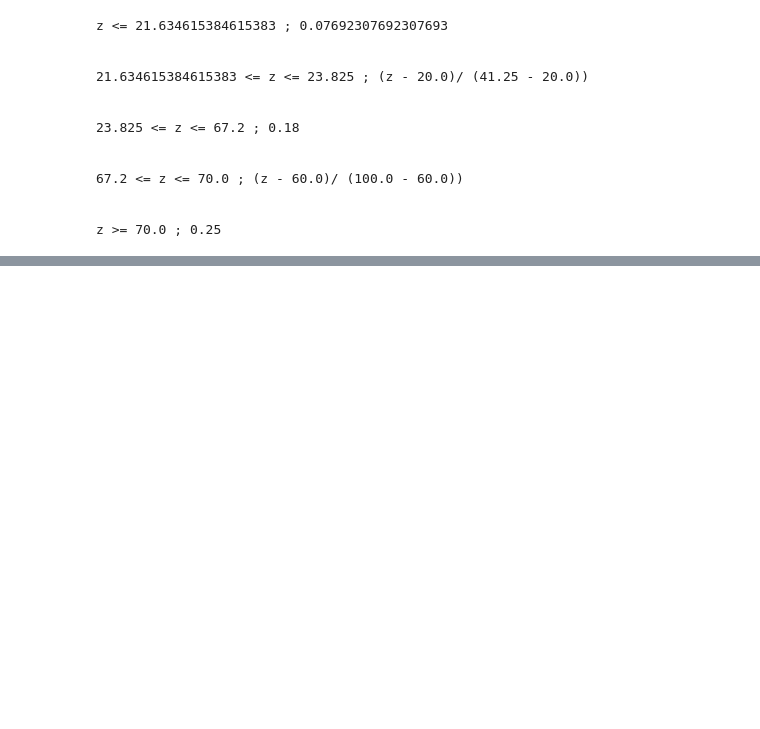
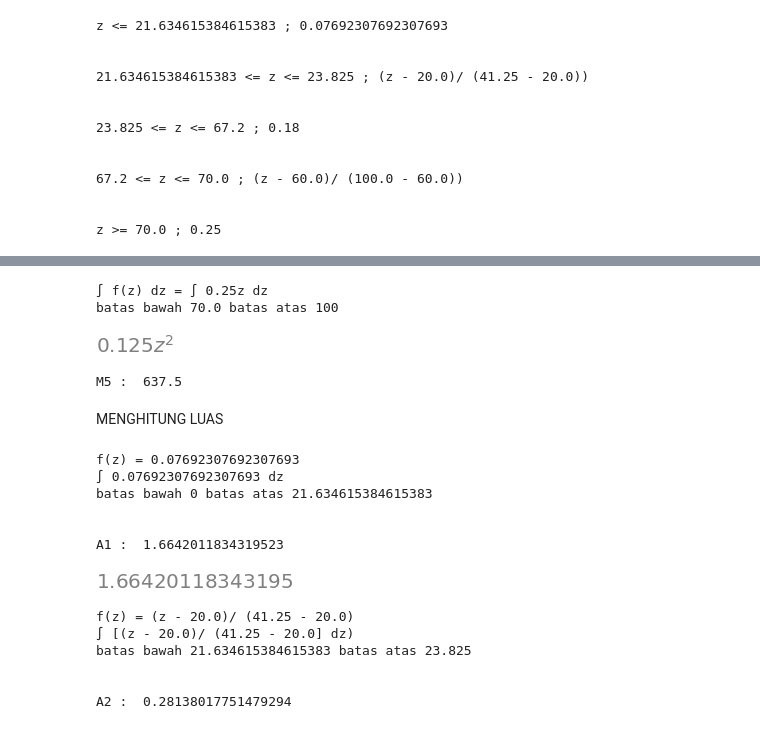
Before and after one commit to ImamSyabana/aplikasi-Fuzzy-Inference-System, a Jupyter notebook: bismillahFIS.ipynb, the cells around one changed output, grey strips where cells are left out. Cells and saved outputs as stored; diff of their text form; code cells hidden in the pictures; blank space fills up the shorter version.

```diff
--- a/bismillahFIS.ipynb
+++ b/bismillahFIS.ipynb
@@ -1874,0 +1957,63 @@ z >= 70.0 ; 0.25
+# %%
+fz = print("∫ f(z) dz = ∫ {f}z dz".format(f = MAXapredicateBAIK))
+print("batas bawah {t4} batas atas 100".format(t4 = t4))
+z5 = sp.Symbol('z')
+print("\n")
+sp.integrate(MAXapredicateBAIK*z5)
+# %% [output]
+∫ f(z) dz = ∫ 0.25z dz
+batas bawah 70.0 batas atas 100
+[figure, added]
+# %%
+def f(z5):
+  return MAXapredicateBAIK * z5
+
+M5, err = quad(f, t4, 100)
+print("M5 : ",M5)
+# %% [output]
+M5 :  637.5
+# %% [markdown]
+MENGHITUNG LUAS
+# %%
+fz = print("f(z) = {f}".format(f = MAXapredicateKURANG))
+fz = print("∫ {f} dz".format(f = MAXapredicateKURANG))
+print("batas bawah 0 batas atas {t1}".format(t1 = t1))
+z1 = sp.Symbol('z')
+print("\n")
+
+def f(z1):
+  return MAXapredicateKURANG
+
+A1, err = quad(f, 0, t1)
+print("A1 : ",A1)
+# %% [output]
+f(z) = 0.07692307692307693
+∫ 0.07692307692307693 dz
+batas bawah 0 batas atas 21.634615384615383
+
+
+A1 :  1.6642011834319523
+# %%
+a1 = MAXapredicateKURANG * (t1-0)
+a1
+# %% [output]
+[figure, added]
+# %%
+fz = print("f(z) = ({z} - {aCukup})/ ({bCukup} - {aCukup})".format(z= 'z', aCukup = a_kualifikasiCukup, bCukup = b_kualifikasiCukup))
+fz = print("∫ [({z} - {aCukup})/ ({bCukup} - {aCukup}] dz)".format(z= 'z', aCukup = a_kualifikasiCukup, bCukup = b_kualifikasiCukup))
+print("batas bawah {t1} batas atas {t2}".format(t1 = t1, t2 = t2))
+z2 = sp.Symbol('z')
+print('\n')
+
+def f(z2):
+  return ((z2-a_kualifikasiCukup)/(b_kualifikasiCukup - a_kualifikasiCukup))
+
+A2, err = quad(f, t1, t2)
+print("A2 : ",A2)
+# %% [output]
+f(z) = (z - 20.0)/ (41.25 - 20.0)
+∫ [(z - 20.0)/ (41.25 - 20.0] dz)
+batas bawah 21.634615384615383 batas atas 23.825
+
+
+A2 :  0.28138017751479294
```
Also changed, not shown: parts of 24 cells of this notebook.
